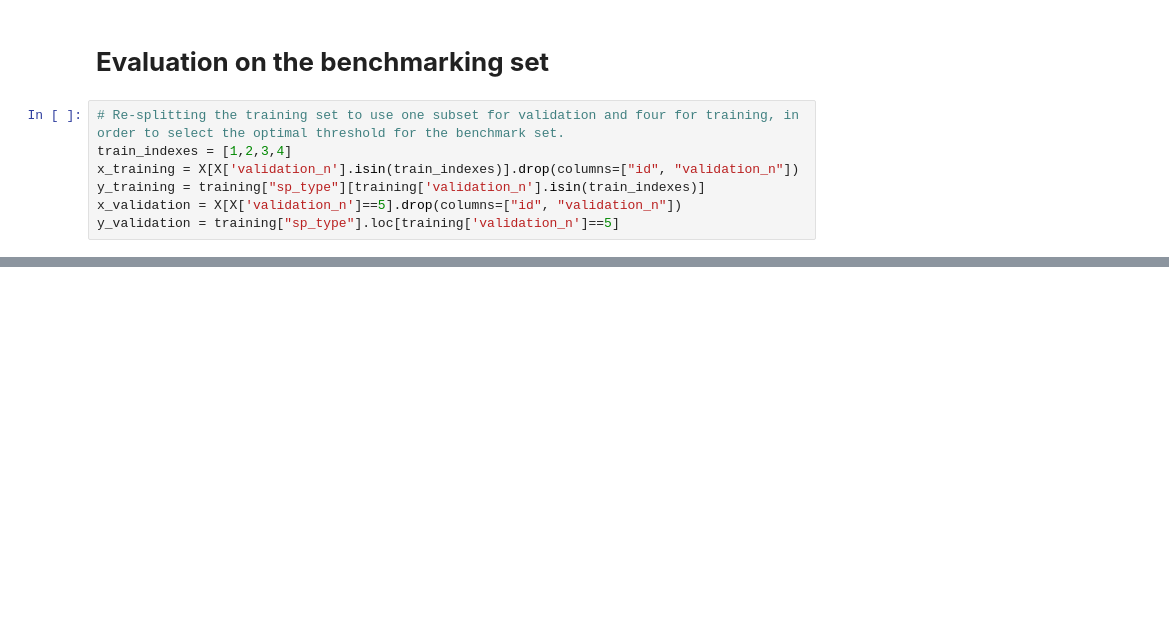
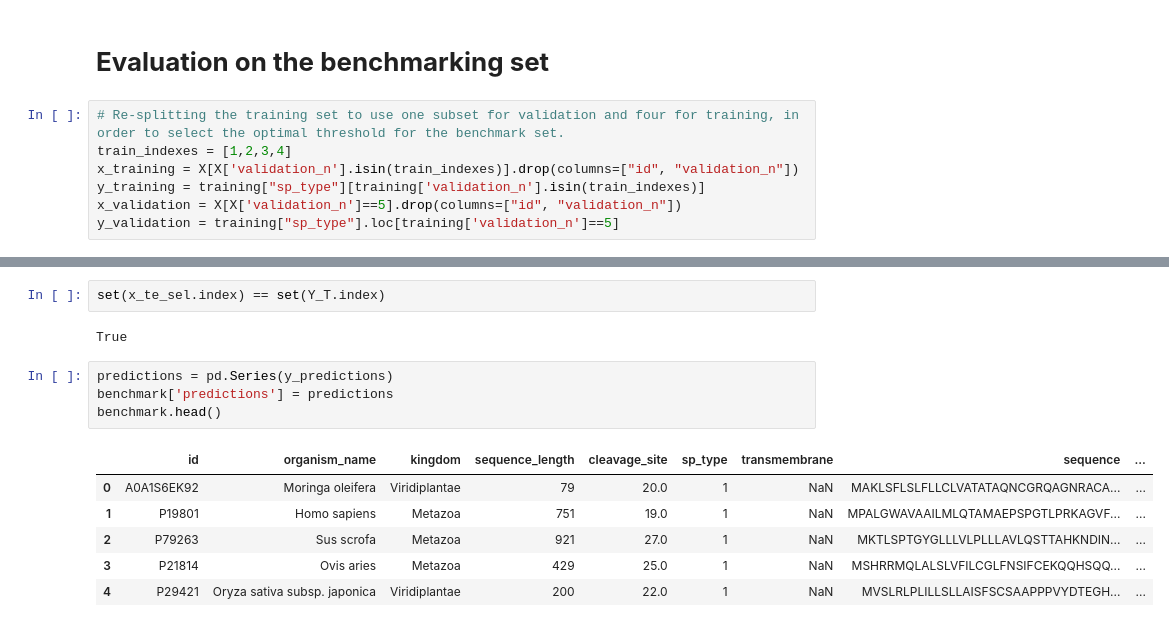
Before and after one commit to bianca29092001/LAB2_project_group, a Jupyter notebook: 5_SVM/SVM_model.ipynb, the cells around one changed output, grey strips where cells are left out. Drawn from its saved outputs; the diff is of its cells as text; blank space fills up the shorter version.

```diff
--- a/5_SVM/SVM_model.ipynb
+++ b/5_SVM/SVM_model.ipynb
@@ -552 +565,16 @@ test_acc = final_pipeline.score(T.to_numpy(), Y_T.to_numpy())
 0.98 with params {'C': 10.0, 'gamma': 'scale'}
+# %%
+set(x_te_sel.index) == set(Y_T.index)
+# %% [output]
+True
+# %%
+predictions = pd.Series(y_predictions)
+benchmark['predictions'] = predictions
+benchmark.head()
+# %% [output]
+|  | id | organism_name | kingdom | sequence_length | cleavage_site | sp_type | transmembrane | sequence | ... |
+| 0 | A0A1S6EK92 | Moringa oleifera | Viridiplantae | 79 | 20.0 | 1 | NaN | MAKLSFLSLFLLCLVATATAQNCGRQAGNRACA... | ... |
+| 1 | P19801 | Homo sapiens | Metazoa | 751 | 19.0 | 1 | NaN | MPALGWAVAAILMLQTAMAEPSPGTLPRKAGVF... | ... |
+| 2 | P79263 | Sus scrofa | Metazoa | 921 | 27.0 | 1 | NaN | MKTLSPTGYGLLLVLPLLLAVLQSTTAHKNDIN... | ... |
+| 3 | P21814 | Ovis aries | Metazoa | 429 | 25.0 | 1 | NaN | MSHRRMQLALSLVFILCGLFNSIFCEKQQHSQQ... | ... |
+| 4 | P29421 | Oryza sativa subsp. japonica | Viridiplantae | 200 | 22.0 | 1 | NaN | MVSLRLPLILLSLLAISFSCSAAPPPVYDTEGH... | ... |
```
Also changed, not shown: parts of 13 cells of this notebook.
